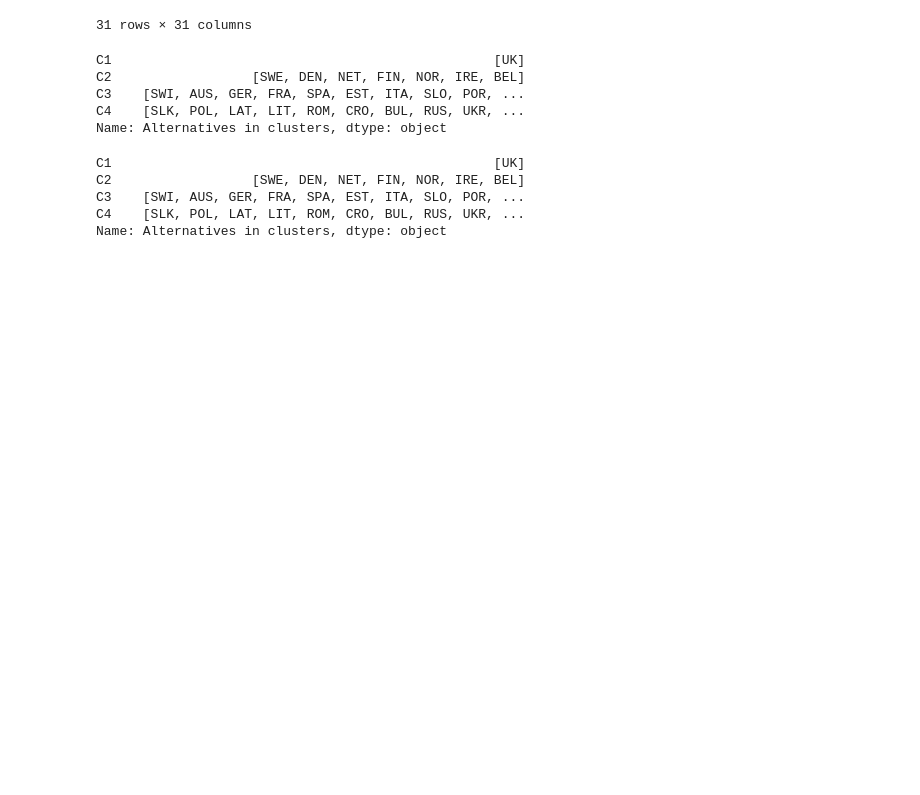
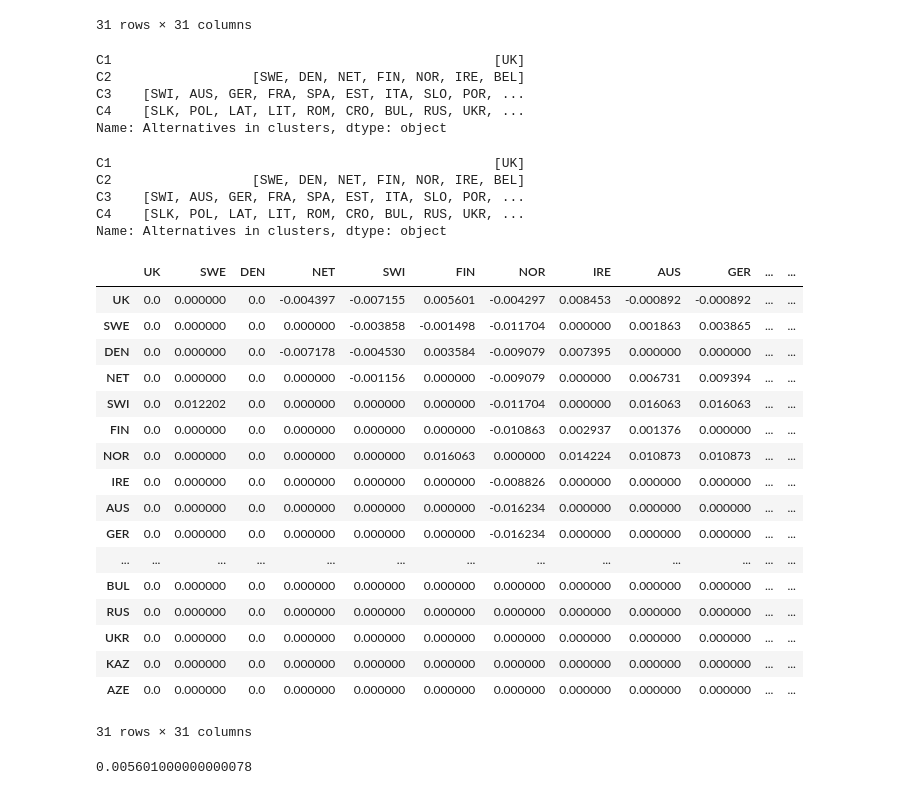
Before and after one commit to WAndraszyk/Construct-your-own-PROMETHEE-with-Python-for-MCDA, a Jupyter notebook: examples/CASESTUDIES_cluster.ipynb, the cells around one changed output. Cells and saved outputs as stored; diff of their text form; code cells hidden in the pictures; blank space fills up the shorter version.

```diff
--- a/examples/CASESTUDIES_cluster.ipynb
+++ b/examples/CASESTUDIES_cluster.ipynb
@@ -227,3 +239,28 @@ C2                  [SWE, DEN, NET, FIN, NOR, IRE, BEL]
 C3    [SWI, AUS, GER, FRA, SPA, EST, ITA, SLO, POR, ...
 C4    [SLK, POL, LAT, LIT, ROM, CRO, BUL, RUS, UKR, ...
 Name: Alternatives in clusters, dtype: object
+# %%
+preference_indices-preference_indices_int
+# %% [output]
+|  | UK | SWE | DEN | NET | SWI | FIN | NOR | IRE | AUS | GER | ... | ... |
+| UK | 0.0 | 0.000000 | 0.0 | -0.004397 | -0.007155 | 0.005601 | -0.004297 | 0.008453 | -0.000892 | -0.000892 | ... | ... |
+| SWE | 0.0 | 0.000000 | 0.0 | 0.000000 | -0.003858 | -0.001498 | -0.011704 | 0.000000 | 0.001863 | 0.003865 | ... | ... |
+| DEN | 0.0 | 0.000000 | 0.0 | -0.007178 | -0.004530 | 0.003584 | -0.009079 | 0.007395 | 0.000000 | 0.000000 | ... | ... |
+| NET | 0.0 | 0.000000 | 0.0 | 0.000000 | -0.001156 | 0.000000 | -0.009079 | 0.000000 | 0.006731 | 0.009394 | ... | ... |
+| SWI | 0.0 | 0.012202 | 0.0 | 0.000000 | 0.000000 | 0.000000 | -0.011704 | 0.000000 | 0.016063 | 0.016063 | ... | ... |
+| FIN | 0.0 | 0.000000 | 0.0 | 0.000000 | 0.000000 | 0.000000 | -0.010863 | 0.002937 | 0.001376 | 0.000000 | ... | ... |
+| NOR | 0.0 | 0.000000 | 0.0 | 0.000000 | 0.000000 | 0.016063 | 0.000000 | 0.014224 | 0.010873 | 0.010873 | ... | ... |
+| IRE | 0.0 | 0.000000 | 0.0 | 0.000000 | 0.000000 | 0.000000 | -0.008826 | 0.000000 | 0.000000 | 0.000000 | ... | ... |
+| AUS | 0.0 | 0.000000 | 0.0 | 0.000000 | 0.000000 | 0.000000 | -0.016234 | 0.000000 | 0.000000 | 0.000000 | ... | ... |
+| GER | 0.0 | 0.000000 | 0.0 | 0.000000 | 0.000000 | 0.000000 | -0.016234 | 0.000000 | 0.000000 | 0.000000 | ... | ... |
+| ... | ... | ... | ... | ... | ... | ... | ... | ... | ... | ... | ... | ... |
+| BUL | 0.0 | 0.000000 | 0.0 | 0.000000 | 0.000000 | 0.000000 | 0.000000 | 0.000000 | 0.000000 | 0.000000 | ... | ... |
+| RUS | 0.0 | 0.000000 | 0.0 | 0.000000 | 0.000000 | 0.000000 | 0.000000 | 0.000000 | 0.000000 | 0.000000 | ... | ... |
+| UKR | 0.0 | 0.000000 | 0.0 | 0.000000 | 0.000000 | 0.000000 | 0.000000 | 0.000000 | 0.000000 | 0.000000 | ... | ... |
+| KAZ | 0.0 | 0.000000 | 0.0 | 0.000000 | 0.000000 | 0.000000 | 0.000000 | 0.000000 | 0.000000 | 0.000000 | ... | ... |
+| AZE | 0.0 | 0.000000 | 0.0 | 0.000000 | 0.000000 | 0.000000 | 0.000000 | 0.000000 | 0.000000 | 0.000000 | ... | ... |
+31 rows × 31 columns
+# %%
+(preference_indices-preference_indices_int).loc['UK']['FIN']
+# %% [output]
+0.005601000000000078
```
Also changed, not shown: parts of 7 cells of this notebook, 2 other files.
